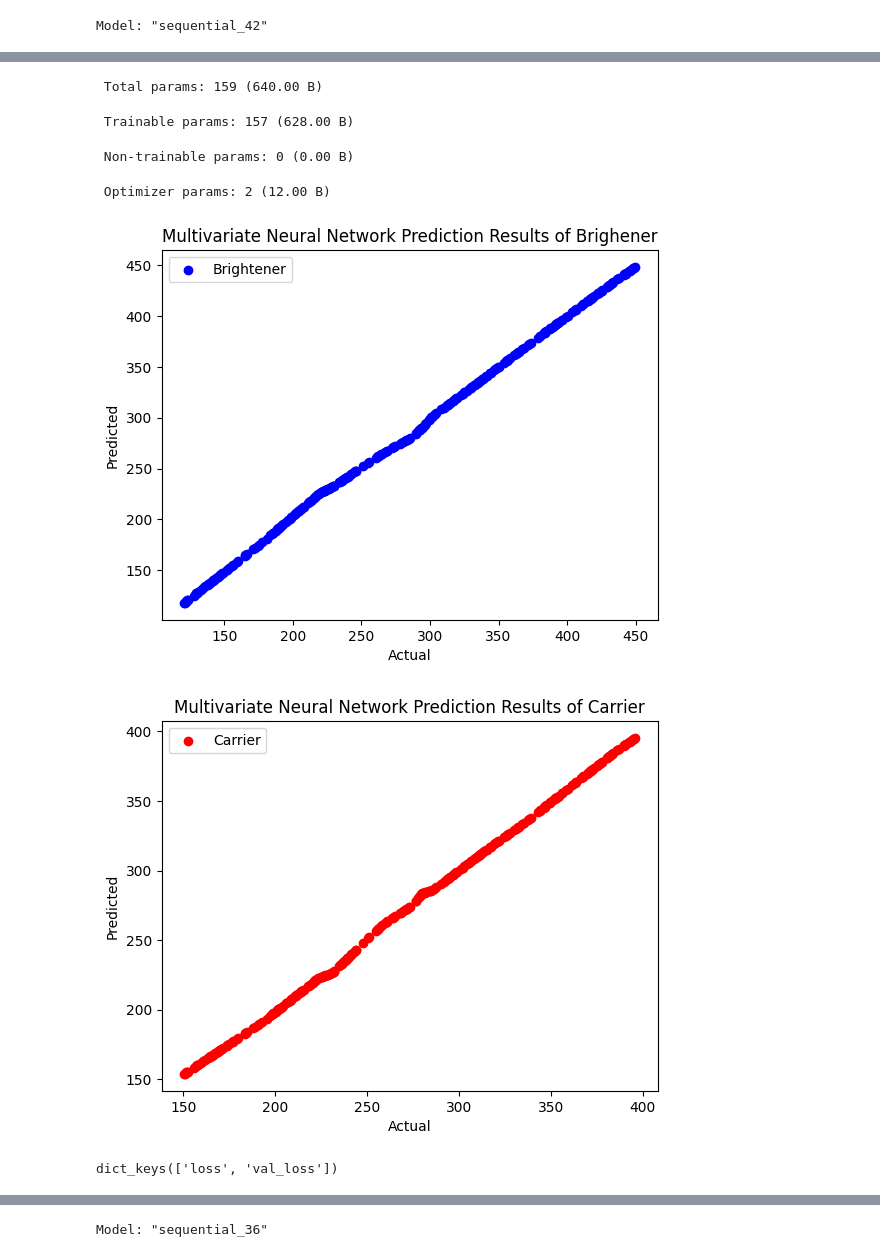
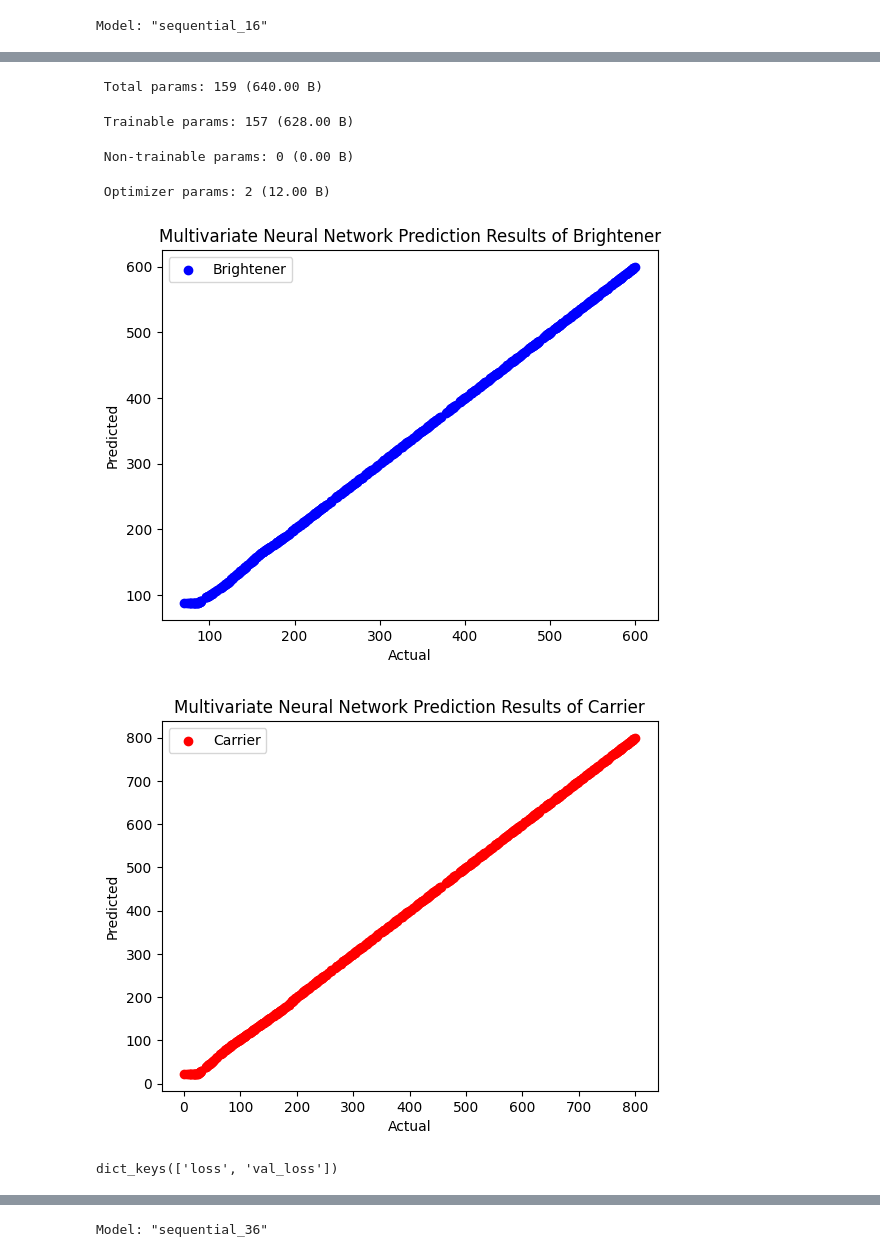
Before and after one commit to elecun/flame-ffc-model, a Jupyter notebook: multi-variable_nn.ipynb, the cells around one changed output, grey strips where cells are left out. Saved outputs shown, nothing was run; the diff lists cells and outputs as text; code cells hidden in the pictures.

```diff
--- a/multi-variable_nn.ipynb
+++ b/multi-variable_nn.ipynb
@@ -17,8 +17,8 @@ import seaborn as sns
 from sklearn.metrics import explained_variance_score, mean_absolute_error, mean_squared_error
 # %%
 # 1. Load Raw Data
-# csv_raw = pd.read_csv("./data/data_2024_clear2.csv", skiprows=1, parse_dates=['datetime'], dayfirst=False)
-csv_raw = pd.read_csv("./data/data.csv", skiprows=1, parse_dates=['datetime'], dayfirst=False)
+csv_raw = pd.read_csv("./data/data_2024_clear2.csv", skiprows=1, parse_dates=['datetime'], dayfirst=False)
+#csv_raw = pd.read_csv("./data/data.csv", skiprows=1, parse_dates=['datetime'], dayfirst=False)
 
 # 2. extract usable raw component(columns) ordered by datatime
 raw_data = csv_raw[['datetime', 'warmup', 'off',
@@ -175,7 +175,7 @@ velocity_kde = gaussian_kde(velocity_normalized, bw_method=bw)
 tension_kde = gaussian_kde(tension_normalized, bw_method=bw)
 
 # resample from kde
-n_sample = 1000
+n_sample = 2000
 
 x_optime = np.linspace(min(optime_mean_normalized), max(optime_mean_normalized), n_sample)
 x_brightener = np.linspace(min(add_amount_brightener_normalized), max(add_amount_brightener_normalized), n_sample)
@@ -245,7 +245,7 @@ y.columns = ['brightener', 'carrier']
 # sns.heatmap(corr, cmap='viridis', annot=True)
 # plt.show()
 
-print(X)
+# print(X)
 
 # model
 X_train, X_test, y_train, y_test = train_test_split(X, y, test_size=0.3, random_state=42, shuffle=True)
@@ -275,7 +275,7 @@ carrier_test_output = carrier_scaler.inverse_transform(y_test["carrier"].values.
 plt.scatter(brightener_test_output, brightener_pred_output, color='b', label='Brightener')
 plt.xlabel('Actual')
 plt.ylabel('Predicted')
-plt.title('Multivariate Neural Network Prediction Results of Brighener')
+plt.title('Multivariate Neural Network Prediction Results of Brightener')
 plt.legend()
 plt.show()
 
@@ -296,19 +296,35 @@ plt.ylabel('Loss')
 plt.legend()
 plt.show()
 
-carrier_test_output_inverse = carrier_scaler.inverse_transform(carrier_test_output.reshape(-1,1))
-carrier_pred_output_inverse = carrier_scaler.inverse_transform(carrier_pred_output.reshape(-1,1))
+# carrier_test_output_inverse = carrier_scaler.inverse_transform(carrier_test_output.reshape(-1,1))
+# carrier_pred_output_inverse = carrier_scaler.inverse_transform(carrier_pred_output.reshape(-1,1))
 
 #mae = mean_absolute_error(carrier_test_output, carrier_pred_output)
-mae = mean_absolute_error(carrier_test_output_inverse, carrier_pred_output_inverse)
-print(f"Carrier Mean Absolute Error : {mae}")
+# mae = mean_absolute_error(carrier_test_output_inverse, carrier_pred_output_inverse)
+# print(f"Carrier Mean Absolute Error : {mae}")
 
 # mse = mean_squared_error(carrier_test_output_inverse, carrier_pred_output_inverse)
 # print(f"Carrier Mean Squared Error : {mse}")
 
-r2 = r2_score(y_test, y_pred)
-print(f"Carrier R-squared Result : {r2}")
+# r2 = r2_score(y_test, y_pred)
+# print(f"Carrier R-squared Result : {r2}")
 
-vs = explained_variance_score(carrier_test_output, carrier_pred_output)
-print(f"Explained Variance Score : {vs}")
+# vs = explained_variance_score(carrier_test_output, carrier_pred_output)
+# print(f"Explained Variance Score : {vs}")
+
+
+
+carrier_mae = mean_absolute_error(carrier_test_output, carrier_pred_output)
+print(f"MAE of Carrier : {carrier_mae}")
+carrier_mse = mean_squared_error(carrier_test_output, carrier_pred_output)
+print(f"MSE of Carrier : {carrier_mse}")
+carrier_r2 = r2_score(carrier_test_output, carrier_pred_output)
+print(f"R-squared of Carrier : {carrier_r2}")
+print("-------------------------------")
+brightener_mae = mean_absolute_error(brightener_test_output, brightener_pred_output)
+print(f"MAE of Brightener : {brightener_mae}")
+brightener_mse = mean_squared_error(brightener_test_output, brightener_pred_output)
+print(f"MSE of Brightener : {brightener_mse}")
+brightener_r2 = r2_score(brightener_test_output, brightener_pred_output)
+print(f"R-squared of Brightener : {brightener_r2}")
 # %% [output]
@@ -332,4 +348,4 @@ Epoch 20/20
-Model: "sequential_42"
+Model: "sequential_16"
 ┏━━━━━━━━━━━━━━━━━━━━━━━━━━━━━━━━━┳━━━━━━━━━━━━━━━━━━━━━━━━┳━━━━━━━━━━━━━━━┓
 ┃ Layer (type)                    ┃ Output Shape           ┃       Param # ┃
 ┡━━━━━━━━━━━━━━━━━━━━━━━━━━━━━━━━━╇━━━━━━━━━━━━━━━━━━━━━━━━╇━━━━━━━━━━━━━━━┩
@@ -341,8 +357,8 @@ Model: "sequential_42"
 └─────────────────────────────────┴────────────────────────┴───────────────┘
  Total params: 159 (640.00 B)
  Trainable params: 157 (628.00 B)
  Non-trainable params: 0 (0.00 B)
  Optimizer params: 2 (12.00 B)
-[figure, old version]
+[figure, new version]
-[figure, old version]
+[figure, new version]
 dict_keys(['loss', 'val_loss'])
```
Also changed, not shown: parts of 5 cells of this notebook, 7 other files.
